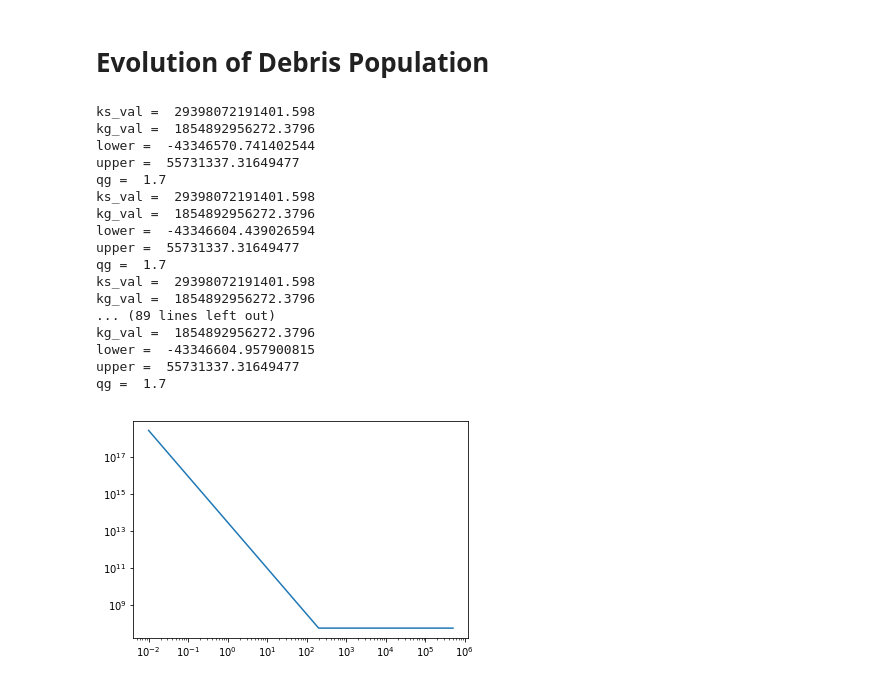
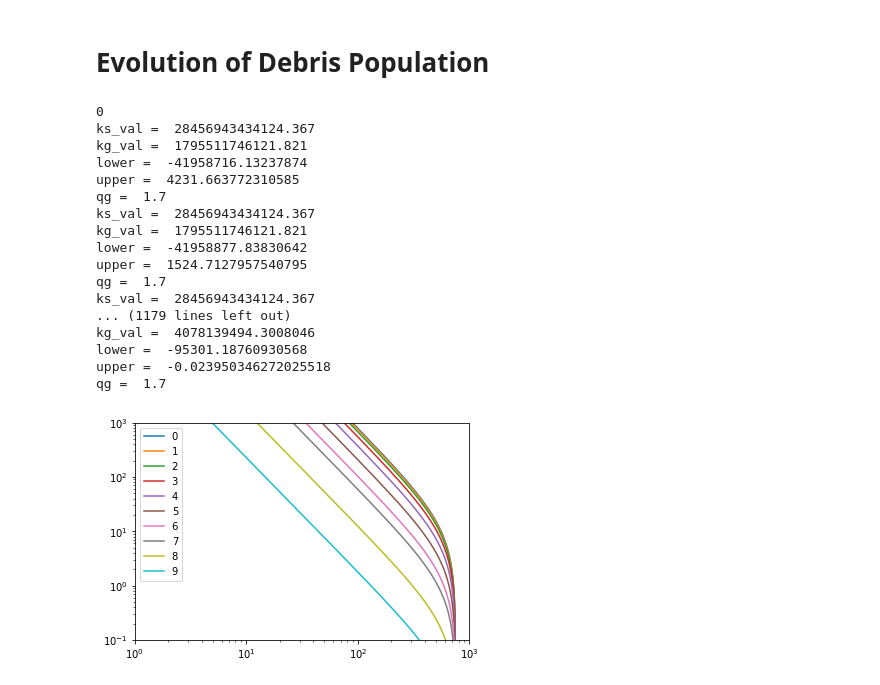
Before and after one commit to LoicNassif/CE-Irregular-Satellites, a Jupyter notebook: plots.ipynb, the cells around one changed output. Drawn from its saved outputs; the diff is of its cells as text; code cells hidden in the pictures.

Commit message:
more attempt at fixing population plot and the Ntot function

```diff
--- a/plots.ipynb
+++ b/plots.ipynb
@@ -135,42 +135,44 @@ time_log = logspace(6, 9.5, 10)
 total_amount = []
 
 # Testing
-num = []
-for j in range(len(drange)):
-    num.append(jupiter6.computeNtot(dlow=drange[j]))
-total_amount.append(num)
+# num = []
+# print(jupiter6.computeNtot(dlow=160000))
+# for j in range(len(drange)):
+#    num.append(jupiter6.computeNtot(dlow=drange[j]))
+# total_amount.append(num)
 
-# for i in range(1):
-#     jupiter6.updateSwarm(time_log[i])
-#     num = []
-#     print(i)
-#     for j in range(len(drange)):
-#         num.append(jupiter6.computeNtot(dlow=drange[j]))
-#     total_amount.append(num)
+for i in range(len(time_log)):
+    jupiter6.updateSwarm(time_log[i])
+    num = []
+    print(i)
+    for j in range(len(drange)):
+        num.append(jupiter6.computeNtot(dlow=drange[j]))
+    total_amount.append(num)
 # %% [output]
-ks_val =  29398072191401.598
-kg_val =  1854892956272.3796
-lower =  -43346570.741402544
-upper =  55731337.31649477
+0
+ks_val =  28456943434124.367
+kg_val =  1795511746121.821
+lower =  -41958716.13237874
+upper =  4231.663772310585
 qg =  1.7
-ks_val =  29398072191401.598
-kg_val =  1854892956272.3796
-lower =  -43346604.439026594
-upper =  55731337.31649477
+ks_val =  28456943434124.367
+kg_val =  1795511746121.821
+lower =  -41958877.83830642
+upper =  1524.7127957540795
 qg =  1.7
-ks_val =  29398072191401.598
-kg_val =  1854892956272.3796
-... (89 lines left out)
-kg_val =  1854892956272.3796
-lower =  -43346604.957900815
-upper =  55731337.31649477
+ks_val =  28456943434124.367
+... (1179 lines left out)
+kg_val =  4078139494.3008046
+lower =  -95301.18760930568
+upper =  -0.023950346272025518
 qg =  1.7
 # %%
 for i in range(len(total_amount)):
-    plt.loglog(drange, total_amount[i])
+    plt.loglog(total_amount[i], label=i)
 
-#plt.ylim([1e0, 1e3])
-#plt.xlim([1e3, 1e5])
+plt.legend()
+plt.ylim([1e-1, 1e3])
+plt.xlim([1e0, 1e3])
 plt.show()
 # %% [output]
-[figure, old version]
+[figure, new version]
```
Also changed, not shown: 1 other file.
